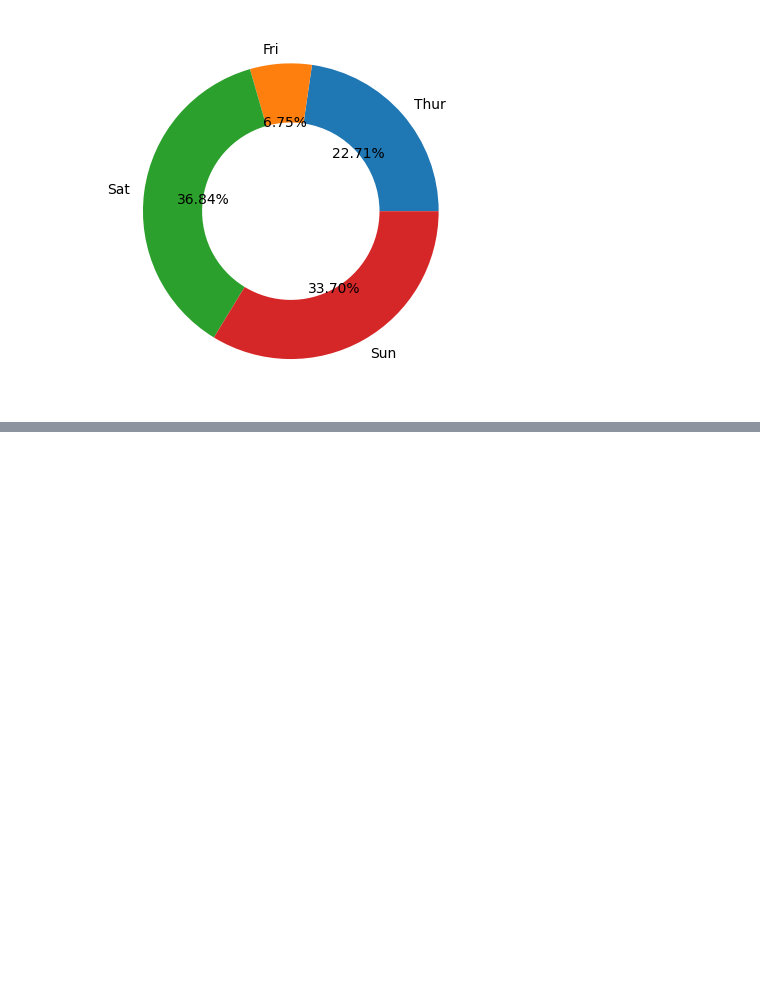
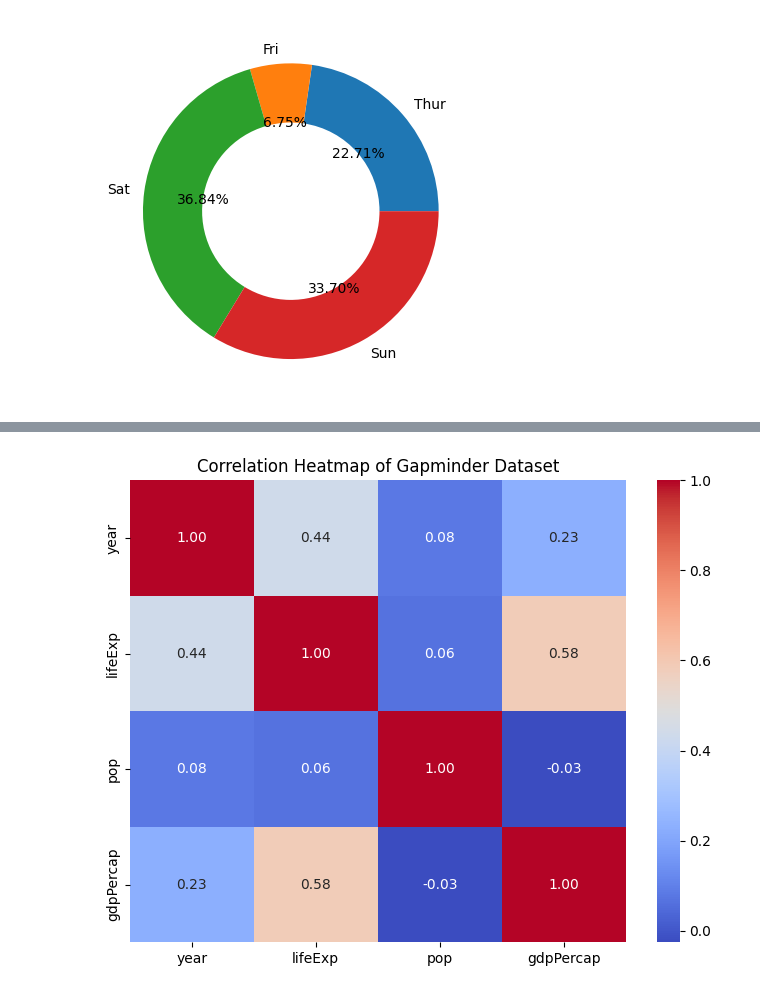
Before and after one commit to GoP4LJi/Data_visualisation, a Jupyter notebook: notebook/Matplotlib.ipynb, the cells around one changed output, grey strips where cells are left out. Cells and saved outputs as stored; diff of their text form; code cells hidden in the pictures; blank space fills up the shorter version.

```diff
--- a/notebook/Matplotlib.ipynb
+++ b/notebook/Matplotlib.ipynb
@@ -354,0 +405,3 @@ plt.show()
+# %%
+import plotly.express as px
+gap = px.data.gapminder()
@@ -354,0 +448,13 @@ plt.show()
+# %%
+numeric_data = gap[['year', 'lifeExp', 'pop', 'gdpPercap']]
+plt.figure(figsize=(8, 6))
+sns.heatmap(
+    numeric_data.corr(),
+    annot=True,
+    cmap='coolwarm',
+    fmt='.2f'
+)
+plt.title('Correlation Heatmap of Gapminder Dataset')
+plt.show()
+# %% [output]
+[figure, added]
```
Also changed, not shown: parts of 14 cells of this notebook, 1 other file.
